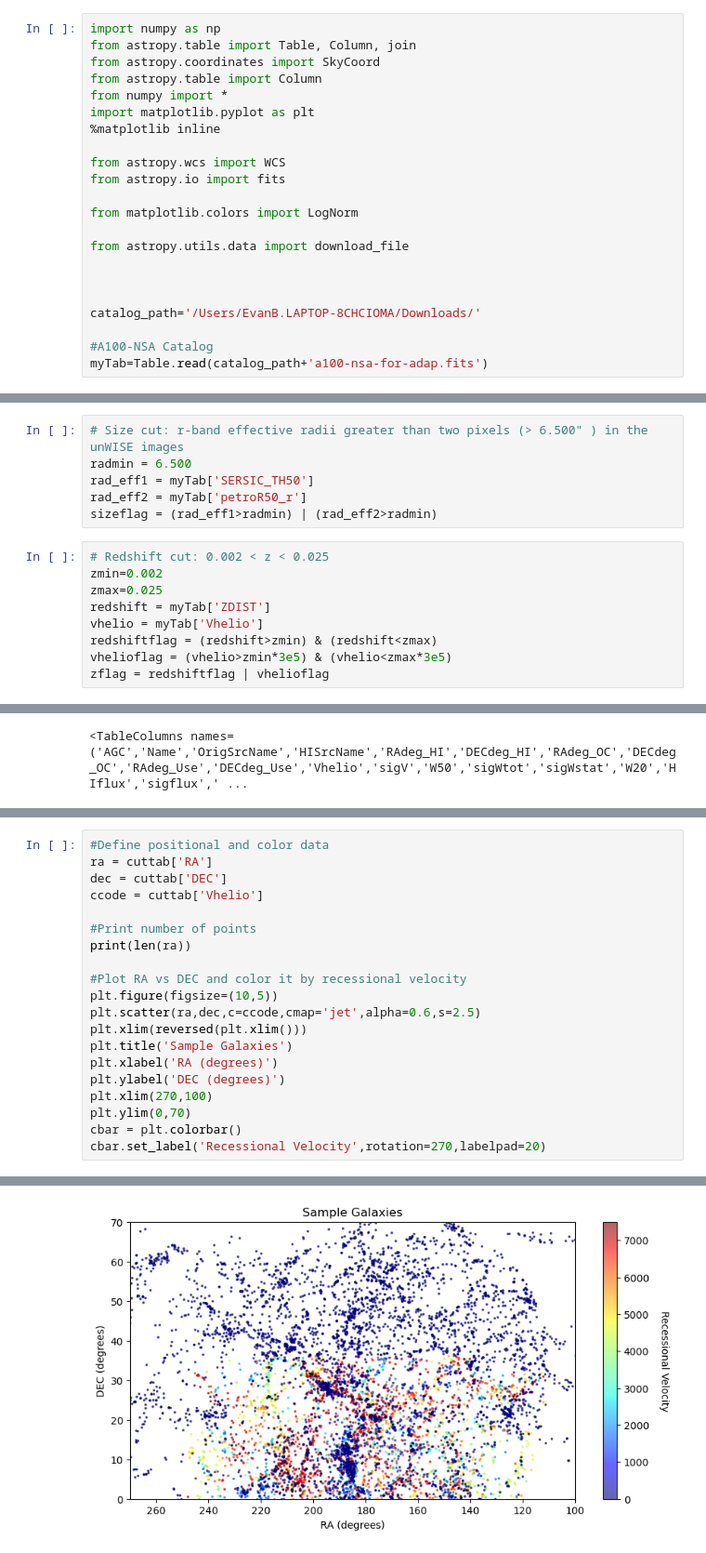
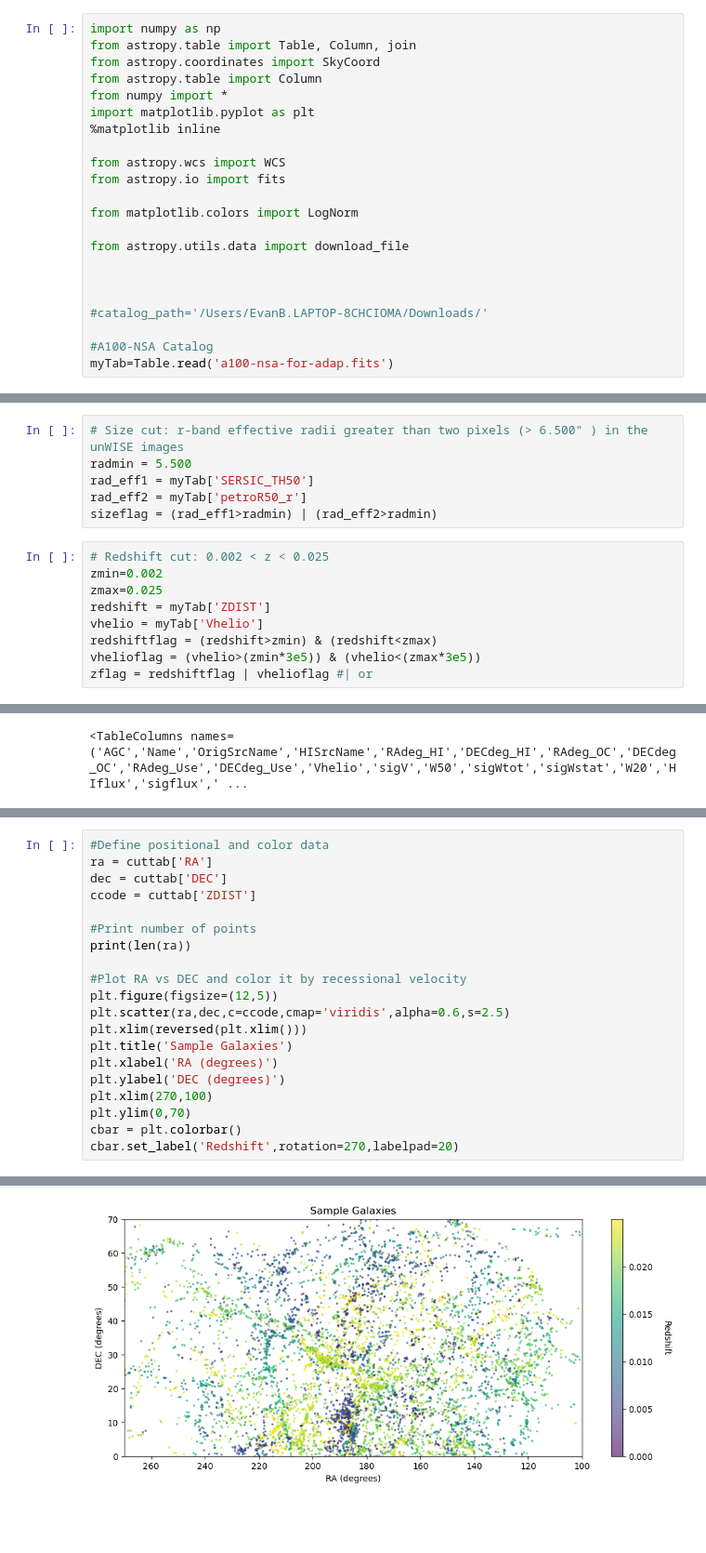
Before and after one commit to EvanBarkus/WISESize_Project, a Jupyter notebook: StudentFigure.ipynb, the cells around one changed output, grey strips where cells are left out. Shown at 93% size. Drawn from its saved outputs; the diff is of its cells as text; blank space fills up the shorter version.

Commit message:
Tweaked the plots to look better

```diff
--- a/StudentFigure.ipynb
+++ b/StudentFigure.ipynb
@@ -16,10 +16,10 @@ from astropy.utils.data import download_file
 
 
 
-catalog_path='/Users/EvanB.LAPTOP-8CHCIOMA/Downloads/'
+#catalog_path='/Users/EvanB.LAPTOP-8CHCIOMA/Downloads/'
 
 #A100-NSA Catalog
-myTab=Table.read(catalog_path+'a100-nsa-for-adap.fits')
+myTab=Table.read('a100-nsa-for-adap.fits')
 # %%
 # SNR cut: GALEX NUV or WISE 12um SNR > 20
 snrmin = 20
@@ -43,6 +35,6 @@ length = 39098
 # %%
 # Size cut: r-band effective radii greater than two pixels (> 6.500" ) in the unWISE images
-radmin = 6.500
+radmin = 5.500
 rad_eff1 = myTab['SERSIC_TH50']
 rad_eff2 = myTab['petroR50_r']
 sizeflag = (rad_eff1>radmin) | (rad_eff2>radmin)
@@ -53,8 +45,8 @@ zmax=0.025
 redshift = myTab['ZDIST']
 vhelio = myTab['Vhelio']
 redshiftflag = (redshift>zmin) & (redshift<zmax)
-vhelioflag = (vhelio>zmin*3e5) & (vhelio<zmax*3e5)
-zflag = redshiftflag | vhelioflag
+vhelioflag = (vhelio>(zmin*3e5)) & (vhelio<(zmax*3e5))
+zflag = redshiftflag | vhelioflag #| or
 # %%
 # Apply cuts
 NSFcut = SNRflag & sizeflag & zflag
@@ -86,14 +64,14 @@ cuttab['DEC']
 #Define positional and color data
 ra = cuttab['RA']
 dec = cuttab['DEC']
-ccode = cuttab['Vhelio']
+ccode = cuttab['ZDIST']
 
 #Print number of points
 print(len(ra))
 
 #Plot RA vs DEC and color it by recessional velocity
-plt.figure(figsize=(10,5))
-plt.scatter(ra,dec,c=ccode,cmap='jet',alpha=0.6,s=2.5)
+plt.figure(figsize=(12,5))
+plt.scatter(ra,dec,c=ccode,cmap='viridis',alpha=0.6,s=2.5)
 plt.xlim(reversed(plt.xlim()))
 plt.title('Sample Galaxies')
 plt.xlabel('RA (degrees)')
@@ -101,5 +79,5 @@ plt.ylabel('DEC (degrees)')
 plt.xlim(270,100)
 plt.ylim(0,70)
 cbar = plt.colorbar()
-cbar.set_label('Recessional Velocity',rotation=270,labelpad=20)
+cbar.set_label('Redshift',rotation=270,labelpad=20)
 # %% [output]
@@ -107,4 +85,4 @@ cbar.set_label('Recessional Velocity',rotation=270,labelpad=20)
-[figure, old version]
+[figure, new version]
 # %%
 #Define x data as mass and y data as g-i
 x = cuttab['MASS']
```
Also changed, not shown: parts of 11 cells of this notebook.
